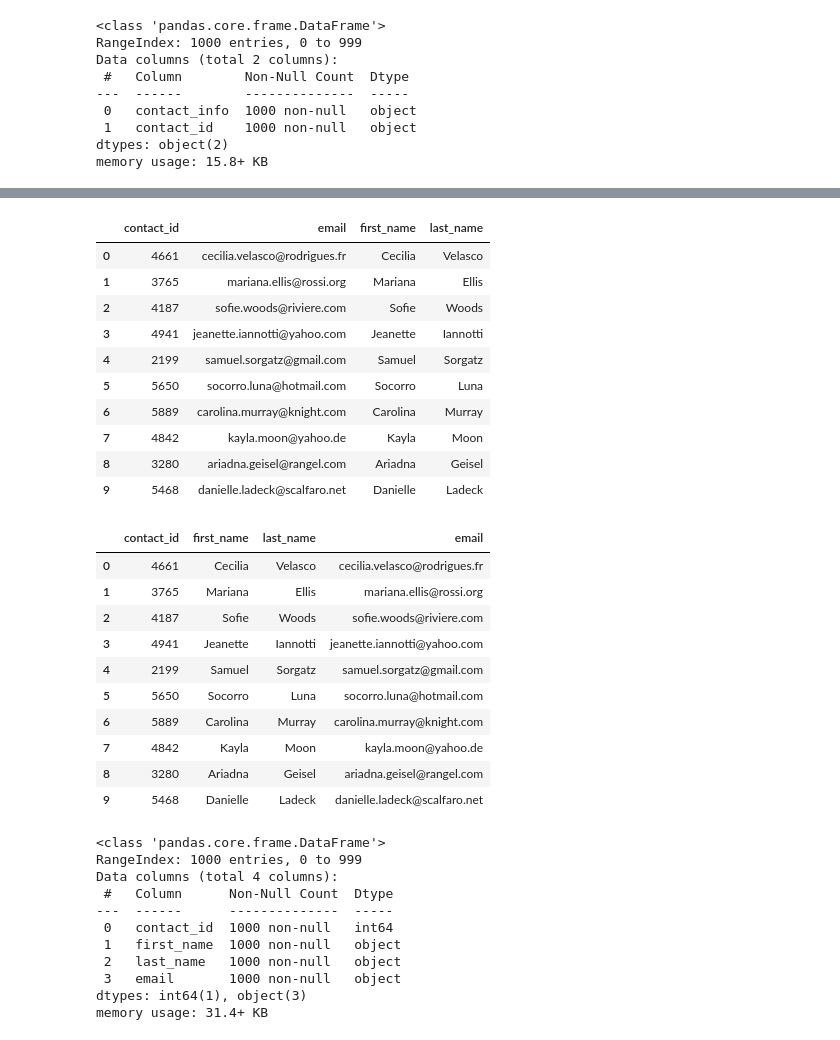
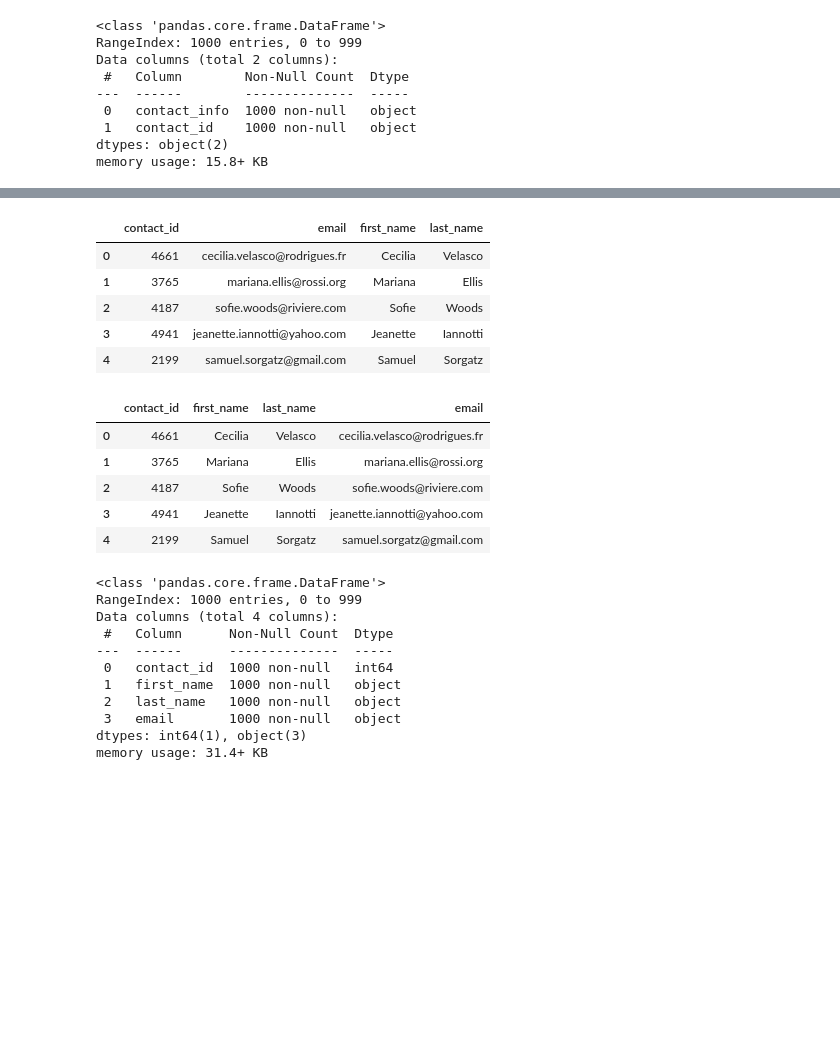
Before and after one commit to mattf4171/Crowdfunding_ETL, a Jupyter notebook: ETL_Mini_Project_MFernandez_SDixon.ipynb, the cells around one changed output, grey strips where cells are left out. Drawn from its saved outputs; the diff is of its cells as text; code cells hidden in the pictures; blank space fills up the shorter version.

```diff
--- a/ETL_Mini_Project_MFernandez_SDixon.ipynb
+++ b/ETL_Mini_Project_MFernandez_SDixon.ipynb
@@ -429,3 +484,4 @@ dtypes: object(2)
 memory usage: 15.8+ KB
 # %%
 # Convert the "contact_id" column to an int64 data type.
+contact_info_df_copy['contact_id']=contact_info_df_copy['contact_id'].astype('int64')
@@ -442,5 +501,8 @@ memory usage: 15.8+ KB
 # %%
 # Extract the name of the contact and add it to a new column.
+
+contact_info_df_copy['name'] = contact_info_df_copy['contact_info'].str.extract(r'([A-Z][a-z]+\s[A-Z][a-z]+)')
+contact_info_df_copy.head()
 # %% [output]
 |  | contact_info | contact_id | name |
 | 0 | {"contact_id": 4661, "name": "Cec... | 4661 | Cecilia Velasco |
@@ -456,5 +513,8 @@ memory usage: 15.8+ KB
 # %%
 # Extract the email from the contacts and add the values to a new column.
+
+contact_info_df_copy['email'] = contact_info_df_copy['contact_info'].str.extract(r'(\b[A-Za-z0-9._+-~%]+@[A-Za-z0-9.-]+\.[A-Za-z]{2,}\b)')
+contact_info_df_copy.head()
 # %% [output]
 |  | contact_info | contact_id | name | email |
 | 0 | {"contact_id": 4661, "name": "Cec... | 4661 | Cecilia Velasco | cecilia.velasco@rodrigues.fr |
@@ -470,5 +525,7 @@ memory usage: 15.8+ KB
 # %%
 # Create a copy of the contact_info_df with the 'contact_id', 'name', 'email' columns.
+contact_info_df_copy_copy = contact_info_df_copy[['contact_id', 'name', 'email']]
+contact_info_df_copy_copy.head()
 # %% [output]
 |  | contact_id | name | email |
 | 0 | 4661 | Cecilia Velasco | cecilia.velasco@rodrigues.fr |
@@ -484,22 +536,24 @@ memory usage: 15.8+ KB
 # %%
 # Create a "first"name" and "last_name" column with the first and last names from the "name" column.
+contact_info_df_copy_copy['first_name'] = contact_info_df_copy_copy['name'].str.extract(r'([A-Z][a-z]+\s)')
+contact_info_df_copy_copy['last_name'] = contact_info_df_copy_copy['name'].str.extract(r'(\s[A-Z][a-z]+)')
+contact_info_df_copy_copy.head()
 
 
 # Drop the contact_name column
+contact_info_df_copy_copy = contact_info_df_copy_copy[['contact_id', 'email', 'first_name', 'last_name']]
+contact_info_df_copy_copy.head()
 # %% [output]
 |  | contact_id | email | first_name | last_name |
 | 0 | 4661 | cecilia.velasco@rodrigues.fr | Cecilia | Velasco |
 | 1 | 3765 | mariana.ellis@rossi.org | Mariana | Ellis |
 | 2 | 4187 | sofie.woods@riviere.com | Sofie | Woods |
 | 3 | 4941 | jeanette.iannotti@yahoo.com | Jeanette | Iannotti |
 | 4 | 2199 | samuel.sorgatz@gmail.com | Samuel | Sorgatz |
-| 5 | 5650 | socorro.luna@hotmail.com | Socorro | Luna |
-| 6 | 5889 | carolina.murray@knight.com | Carolina | Murray |
-| 7 | 4842 | kayla.moon@yahoo.de | Kayla | Moon |
-| 8 | 3280 | ariadna.geisel@rangel.com | Ariadna | Geisel |
-| 9 | 5468 | danielle.ladeck@scalfaro.net | Danielle | Ladeck |
 # %%
 # Reorder the columns
+contact_info_df_copy_copy = contact_info_df_copy_copy[['contact_id', 'first_name', 'last_name','email']]
+contact_info_df_copy_copy.head()
 # %% [output]
 |  | contact_id | first_name | last_name | email |
 | 0 | 4661 | Cecilia | Velasco | cecilia.velasco@rodrigues.fr |
@@ -507,10 +561,5 @@ memory usage: 15.8+ KB
 | 2 | 4187 | Sofie | Woods | sofie.woods@riviere.com |
 | 3 | 4941 | Jeanette | Iannotti | jeanette.iannotti@yahoo.com |
 | 4 | 2199 | Samuel | Sorgatz | samuel.sorgatz@gmail.com |
-| 5 | 5650 | Socorro | Luna | socorro.luna@hotmail.com |
-| 6 | 5889 | Carolina | Murray | carolina.murray@knight.com |
-| 7 | 4842 | Kayla | Moon | kayla.moon@yahoo.de |
-| 8 | 3280 | Ariadna | Geisel | ariadna.geisel@rangel.com |
-| 9 | 5468 | Danielle | Ladeck | danielle.ladeck@scalfaro.net |
 # %%
 # Check the datatypes one more time before exporting as CSV file.
```
Also changed, not shown: parts of 27 cells of this notebook.
